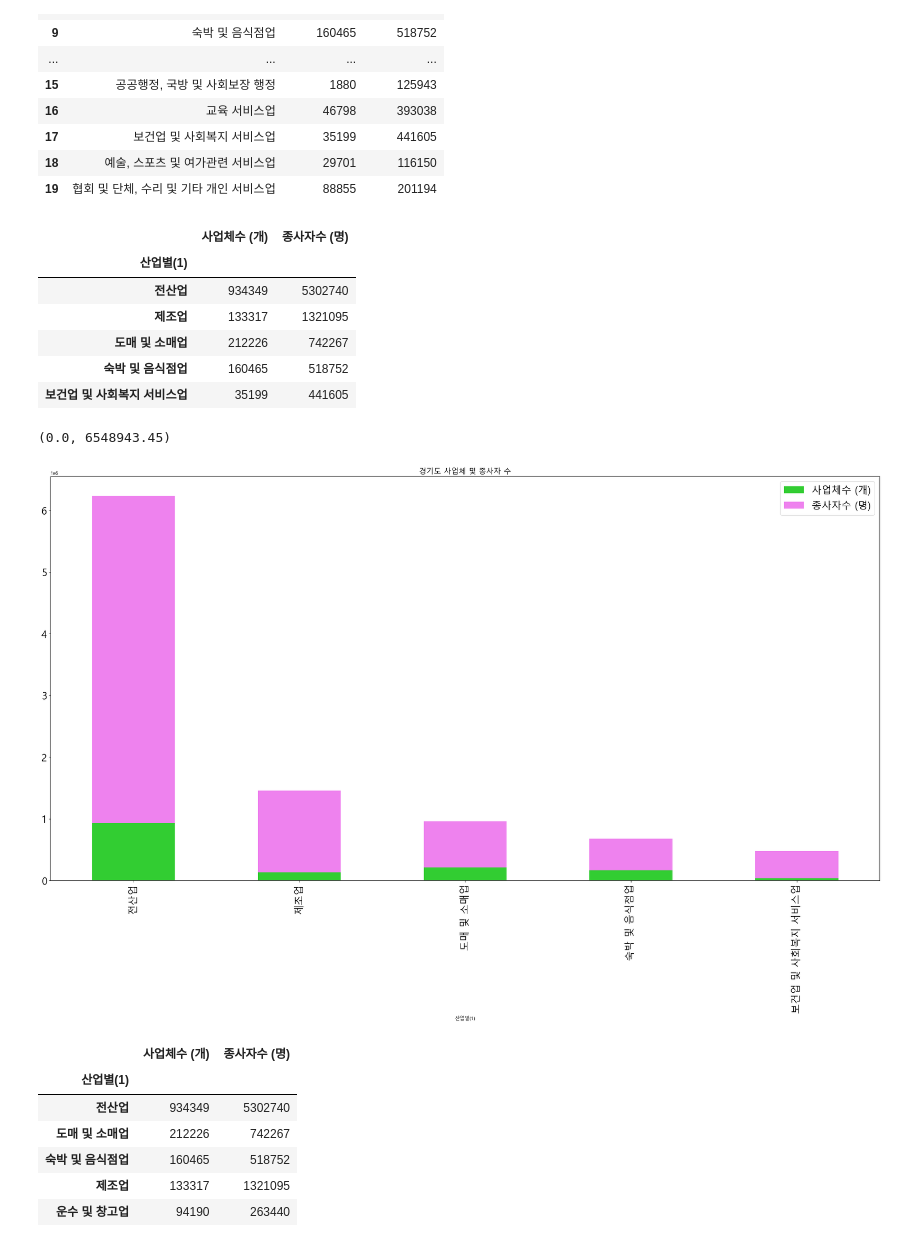
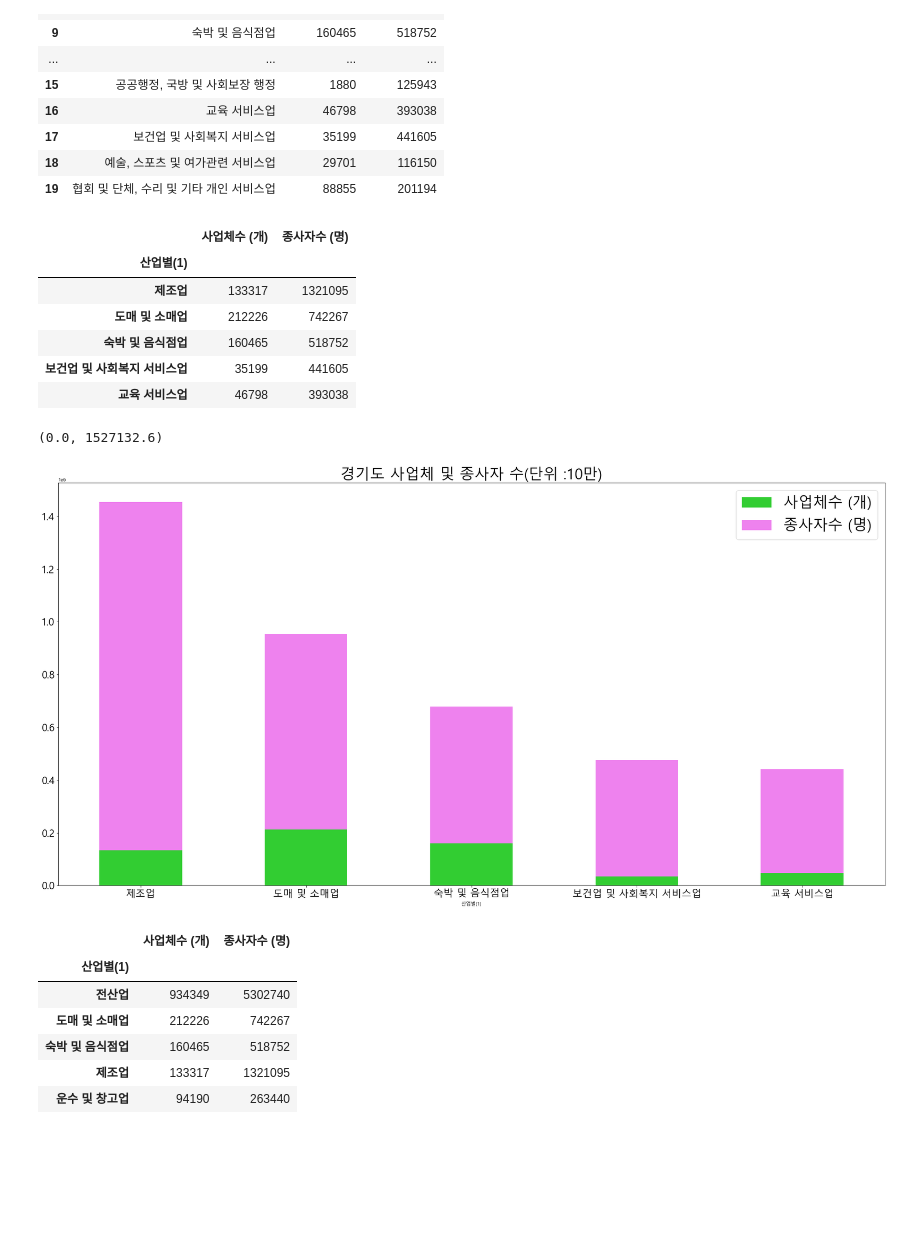
Before and after one commit to hk918216/Mini-Project_1, a Jupyter notebook: 2. 산업현황데이터읽기.ipynb, the cells around one changed output. Drawn from its saved outputs; the diff is of its cells as text; code cells hidden in the pictures; blank space fills up the shorter version.

```diff
--- a/2. 산업현황데이터읽기.ipynb
+++ b/2. 산업현황데이터읽기.ipynb
@@ -400,30 +415,32 @@ ggd_count_total
 | 17 | 보건업 및 사회복지 서비스업 | 35199 | 441605 |
 | 18 | 예술, 스포츠 및 여가관련 서비스업 | 29701 | 116150 |
 | 19 | 협회 및 단체, 수리 및 기타 개인 서비스업 | 88855 | 201194 |
+# %%
+ggd_count_total = ggd_count_total.drop(0, axis=0)
 # %%
 ggd_count_people = ggd_count_total.sort_values(by='종사자수 (명)', ascending=False).head(5)
 ggd_count_people = ggd_count_people.set_index('산업별(1)')
 # %%
-ggd_count_people
+ggd_count_people # 종자사수 내림차순
 # %% [output]
 |  | 사업체수 (개) | 종사자수 (명) |
 | 산업별(1) |  |  |
-| 전산업 | 934349 | 5302740 |
 | 제조업 | 133317 | 1321095 |
 | 도매 및 소매업 | 212226 | 742267 |
 | 숙박 및 음식점업 | 160465 | 518752 |
 | 보건업 및 사회복지 서비스업 | 35199 | 441605 |
+| 교육 서비스업 | 46798 | 393038 |
 # %%
 # plt.figure(figsize=(15,8))
 ggd_count_people.plot(kind = 'bar', stacked=True, color=['limegreen','violet'])  #누적막대그래프
-plt.title('경기도 사업체 및 종사자 수', fontsize=15)
-plt.legend(fontsize =20)
-plt.xticks(fontsize = 20)
+plt.title('경기도 사업체 및 종사자 수(단위 :10만)', fontsize=30)
+plt.legend(fontsize =30)
+plt.xticks(fontsize = 20,rotation=0)
 plt.yticks(fontsize = 20)
 plt.ylim()
 # %% [output]
-(0.0, 6548943.45)
+(0.0, 1527132.6)
-[figure, old version]
+[figure, new version]
 # %%
 ggd_count_work = ggd_count_total.sort_values(by='사업체수 (개)', ascending=False).head(5)
 ggd_count_work = ggd_count_work.set_index('산업별(1)')
```
Also changed, not shown: parts of 27 cells of this notebook, 1 other file.
